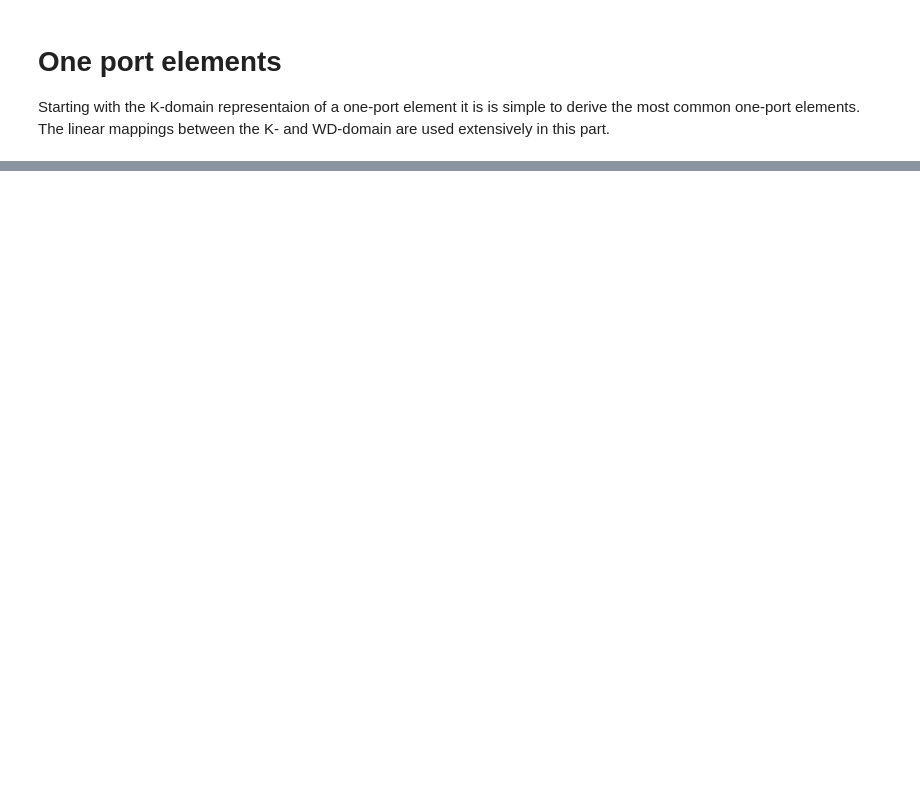
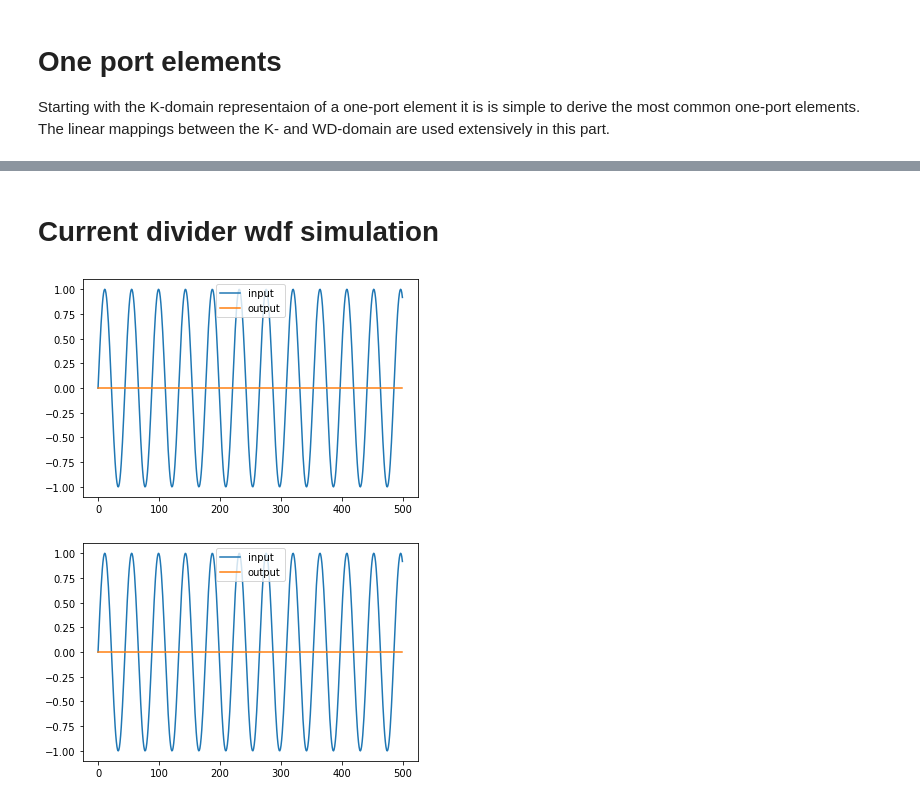
Before and after one commit to gusanthon/diode-clipper-wdf, a Jupyter notebook: juce-based-diode-clipper-wdf.ipynb, the cells around one changed output, grey strips where cells are left out. Drawn from its saved outputs; the diff is of its cells as text; code cells hidden in the pictures; blank space fills up the shorter version.

```diff
--- a/juce-based-diode-clipper-wdf.ipynb
+++ b/juce-based-diode-clipper-wdf.ipynb
@@ -305,9 +310,9 @@ class polarity_inverter(baseWDF):
         baseWDF.__init__(self)
         p1.connect_to_parent(self)
         self.p1 = p1
-        self.calcImpedance()
+        self.calc_impedance()
 
-    def calcImpedance(self):
+    def calc_impedance(self):
         self.Rp = self.p1.Rp
         self.G = 1. / self.Rp
 
@@ -540,3 +650,49 @@ scipy.io.wavfile.write('./audio/sineOut.wav',fs,output)
+# %% [markdown]
+# Current divider wdf simulation
+# %%
+fs = int(44100)
+N = int(1.5 * fs)
+f = 1000
+amp = 1
+n = np.arange(0,N/fs,1/fs)
+x = np.sin(2 * np.pi * f * n) * amp
+output = np.zeros(x.shape)
+output2 = np.zeros(x.shape)
+
+R1 = Resistor(10000)
+R2 = Resistor(10000)
+
+# P1 = parallel_adaptor(R1,R2)
+S1 = series_adaptor(R1,R2)
+I1 = polarity_inverter(P1)
+# Is = ideal_current_source(I1)
+Vs = ideal_voltage_source(I1)
+
+# R1.set_resistance(10000)
+# R2.set_resistance(10000)
+
+for i in range(len(x)):
+    # Is.set_current(x[i])
+    # Is.accept_incident_wave(I1.propogate_reflected_wave())
+    # I1.accept_incident_wave(Is.propogate_reflected_wave())
+    Vs.set_voltage(x[i])
+    Vs.accept_incident_wave(I1.propogate_reflected_wave())
+    I1.accept_incident_wave(Vs.propogate_reflected_wave())
+    output[i] = R1.probe_current()
+    output2[i] = R2.probe_current()
+
+plt.plot(x[:500],label='input')
+plt.plot(output[:500],label='output')
+plt.legend()
+plt.show()
+
+plt.plot(x[:500],label='input')
+plt.plot(output2[:500],label='output')
+plt.legend()
+plt.show()
+# %% [output]
+[figure, added]
+[figure, added]
 # %% [markdown]
 ### WDF Resistor
 \begin{align}
```
Also changed, not shown: parts of 15 cells of this notebook.
